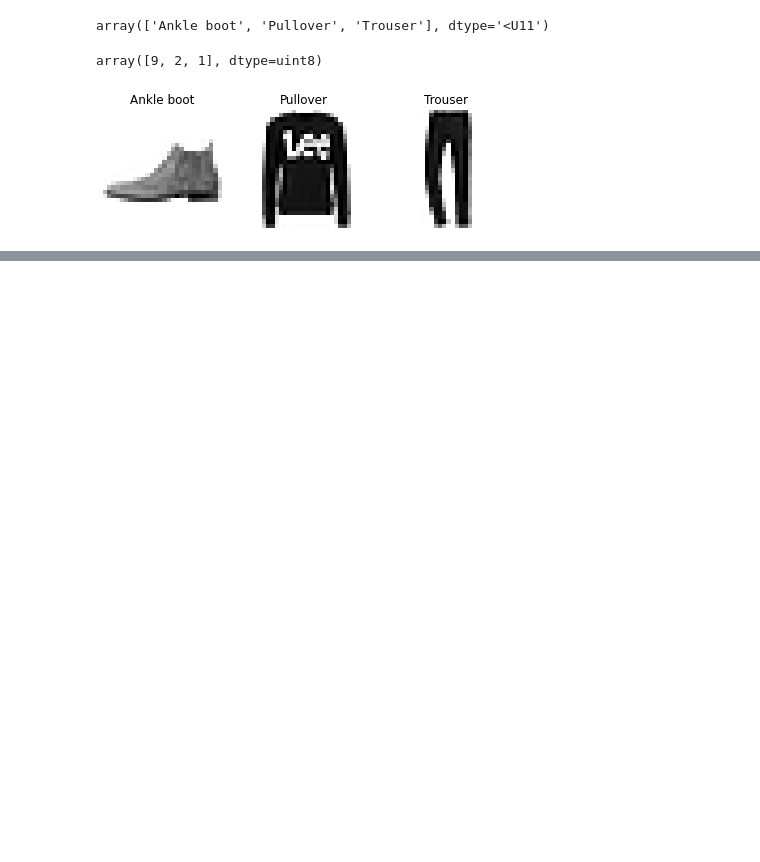
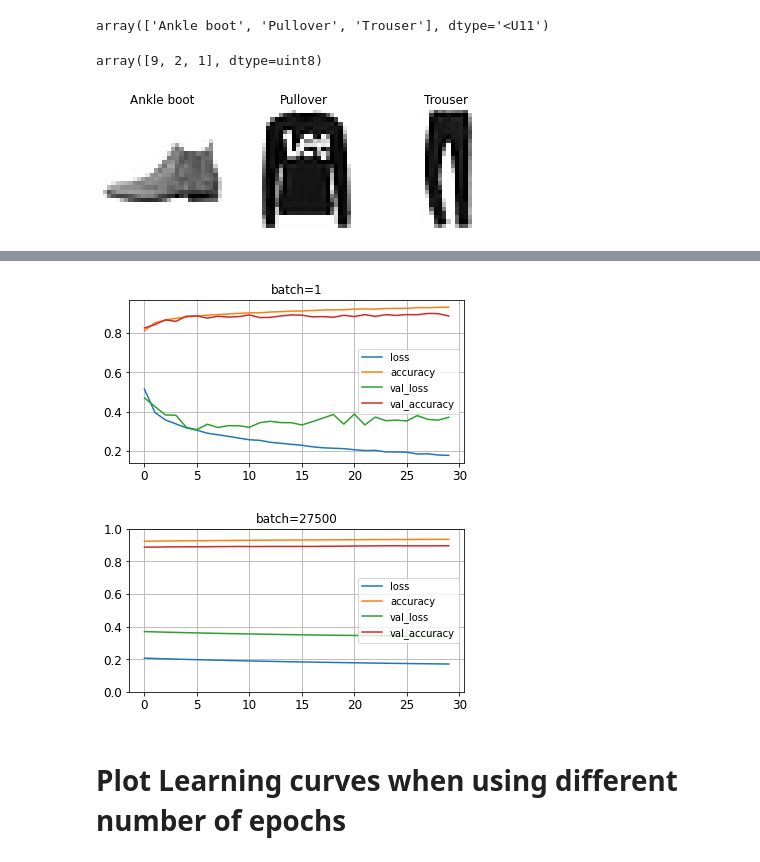
Before and after one commit to ameranismail/Deep_learning_TPS, a Jupyter notebook: ANN TP DL.ipynb, the cells around one changed output, grey strips where cells are left out. Cells and saved outputs as stored; diff of their text form; code cells hidden in the pictures; blank space fills up the shorter version.

```diff
--- a/ANN TP DL.ipynb
+++ b/ANN TP DL.ipynb
@@ -289,0 +385,7 @@ plt.show()
+# %%
+model.compile(loss="sparse_categorical_crossentropy",
+              optimizer="sgd",
+              metrics=["accuracy"])
+# %%
+history_batch10 = model.fit(X_train, y_train, batch_size=10, epochs=30,
+                    validation_data=(X_valid, y_valid))
@@ -289,0 +415,3 @@ plt.show()
+# %%
+history_batch1= model.fit(X_train, y_train, batch_size=1, epochs=30,
+                    validation_data=(X_valid, y_valid))
@@ -289,0 +441,3 @@ plt.show()
+# %%
+history_batch27500 = model.fit(X_train, y_train, batch_size=27500, epochs=30,
+                    validation_data=(X_valid, y_valid))
@@ -289,0 +467,10 @@ plt.show()
+# %%
+pd.DataFrame(history_batch1.history).plot(figsize=(6, 3),title=('batch=1'),grid=(True))
+pd.DataFrame(history_batch27500.history).plot(figsize=(6, 3),title=('batch=27500'),grid=(True))
+plt.gca().set_ylim(0, 1)
+plt.show()
+# %% [output]
+[figure, added]
+[figure, added]
+# %% [markdown]
+# Plot Learning curves when using different number of epochs
```
Also changed, not shown: parts of 63 cells of this notebook.
